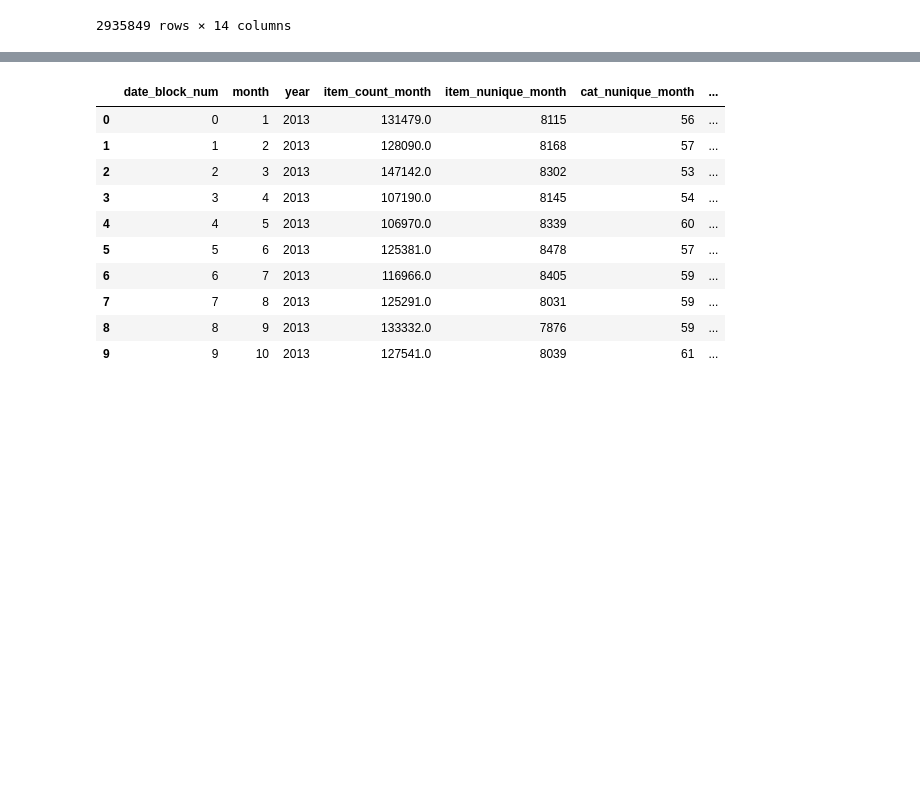
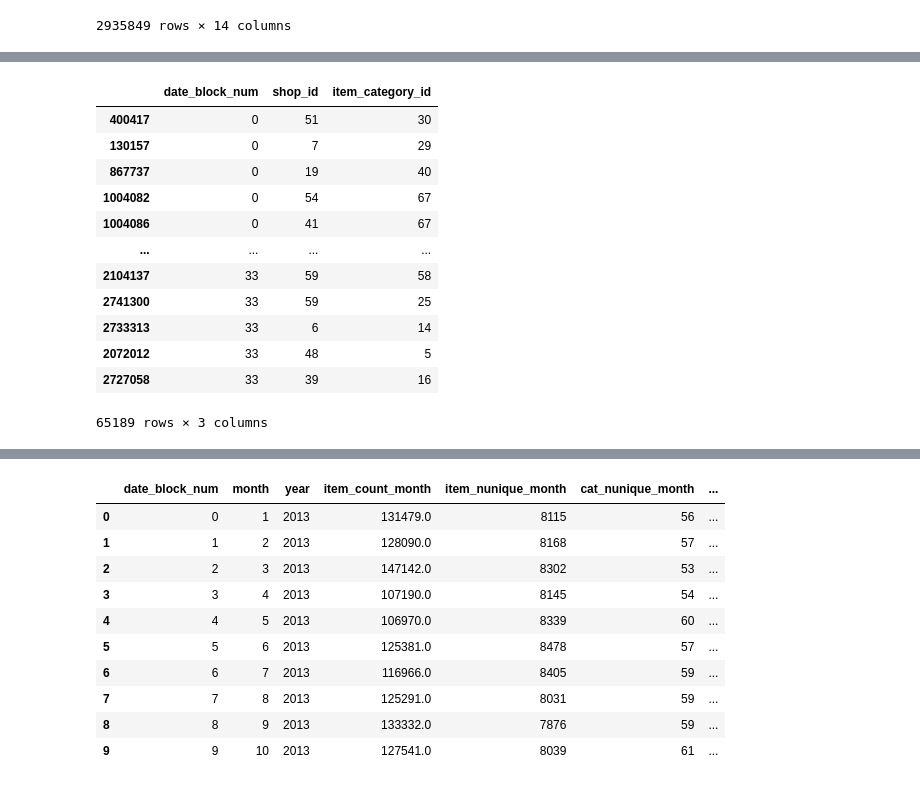
Before and after one commit to arcarrion/hsespecialization_course02, a Jupyter notebook: 02_eda.ipynb, the cells around one changed output, grey strips where cells are left out. Cells and saved outputs as stored; diff of their text form; code cells hidden in the pictures; blank space fills up the shorter version.

Commit message:
Save column by column

```diff
--- a/02_eda.ipynb
+++ b/02_eda.ipynb
@@ -1030,25 +997,45 @@ sales_item_month.to_csv('./sales_item_month.csv')
 # %%
 sales_shop_category_month = sales_data.loc[~sales_data[['date_block_num', 'shop_id', 'item_category_id']].duplicated(), ['date_block_num', 'shop_id', 'item_category_id']].copy(deep=True)
-#display(sales_shop_category_month)
-
-sales_shop_category_month['shop_category_items_nunique_1m'] = sales_shop_category_month.apply(lambda row: shop_category_items_nunique(sales_data, row.date_block_num, 1, row.item_category_id, row.shop_id), axis=1)
-sales_shop_category_month['shop_category_items_nunique_3m'] = sales_shop_category_month.apply(lambda row: shop_category_items_nunique(sales_data, row.date_block_num, 3, row.item_category_id, row.shop_id), axis=1)
-sales_shop_category_month['shop_category_items_nunique_6m'] = sales_shop_category_month.apply(lambda row: shop_category_items_nunique(sales_data, row.date_block_num, 6, row.item_category_id, row.shop_id), axis=1)
-
-sales_shop_category_month['shop_category_items_cnt_1m'] = sales_shop_category_month.apply(lambda row: shop_category_items_cnt(sales_data, row.date_block_num, 1, row.item_category_id, row.shop_id), axis=1)
-sales_shop_category_month['shop_category_items_cnt_3m'] = sales_shop_category_month.apply(lambda row: shop_category_items_cnt(sales_data, row.date_block_num, 3, row.item_category_id, row.shop_id), axis=1)
-sales_shop_category_month['shop_category_items_cnt_6m'] = sales_shop_category_month.apply(lambda row: shop_category_items_cnt(sales_data, row.date_block_num, 6, row.item_category_id, row.shop_id), axis=1)
-
-sales_shop_category_month['shop_category_price_avg_1m'] = sales_shop_category_month.apply(lambda row: shop_category_price_avg(sales_data, row.date_block_num, 1, row.item_category_id, row.shop_id), axis=1)
-sales_shop_category_month['shop_category_price_avg_3m'] = sales_shop_category_month.apply(lambda row: shop_category_price_avg(sales_data, row.date_block_num, 3, row.item_category_id, row.shop_id), axis=1)
-sales_shop_category_month['shop_category_price_avg_6m'] = sales_shop_category_month.apply(lambda row: shop_category_price_avg(sales_data, row.date_block_num, 6, row.item_category_id, row.shop_id), axis=1)
-
-sales_shop_category_month['shop_category_price_std_1m'] = sales_shop_category_month.apply(lambda row: shop_category_price_std(sales_data, row.date_block_num, 1, row.item_category_id, row.shop_id), axis=1)
-sales_shop_category_month['shop_category_price_std_3m'] = sales_shop_category_month.apply(lambda row: shop_category_price_std(sales_data, row.date_block_num, 3, row.item_category_id, row.shop_id), axis=1)
-sales_shop_category_month['shop_category_price_std_6m'] = sales_shop_category_month.apply(lambda row: shop_category_price_std(sales_data, row.date_block_num, 6, row.item_category_id, row.shop_id), axis=1)
-
 display(sales_shop_category_month)
 
-sales_shop_category_month.to_csv('./sales_shop_category_month.csv')
+#sales_shop_category_month['shop_category_items_nunique_1m'] = sales_shop_category_month.apply(lambda row: shop_category_items_nunique(sales_data, row.date_block_num, 1, row.item_category_id, row.shop_id), axis=1)
+#sales_shop_category_month['shop_category_items_nunique_3m'] = sales_shop_category_month.apply(lambda row: shop_category_items_nunique(sales_data, row.date_block_num, 3, row.item_category_id, row.shop_id), axis=1)
+#sales_shop_category_month['shop_category_items_nunique_6m'] = sales_shop_category_month.apply(lambda row: shop_category_items_nunique(sales_data, row.date_block_num, 6, row.item_category_id, row.shop_id), axis=1)
+#display(sales_shop_category_month)
+#sales_shop_category_month.to_csv('./sales_shop_category_month.csv')
+
+#sales_shop_category_month['shop_category_items_cnt_1m'] = sales_shop_category_month.apply(lambda row: shop_category_items_cnt(sales_data, row.date_block_num, 1, row.item_category_id, row.shop_id), axis=1)
+#sales_shop_category_month['shop_category_items_cnt_3m'] = sales_shop_category_month.apply(lambda row: shop_category_items_cnt(sales_data, row.date_block_num, 3, row.item_category_id, row.shop_id), axis=1)
+#sales_shop_category_month['shop_category_items_cnt_6m'] = sales_shop_category_month.apply(lambda row: shop_category_items_cnt(sales_data, row.date_block_num, 6, row.item_category_id, row.shop_id), axis=1)
+#display(sales_shop_category_month)
+#sales_shop_category_month.to_csv('./sales_shop_category_month.csv')
+
+#sales_shop_category_month['shop_category_price_avg_1m'] = sales_shop_category_month.apply(lambda row: shop_category_price_avg(sales_data, row.date_block_num, 1, row.item_category_id, row.shop_id), axis=1)
+#sales_shop_category_month['shop_category_price_avg_3m'] = sales_shop_category_month.apply(lambda row: shop_category_price_avg(sales_data, row.date_block_num, 3, row.item_category_id, row.shop_id), axis=1)
+#sales_shop_category_month['shop_category_price_avg_6m'] = sales_shop_category_month.apply(lambda row: shop_category_price_avg(sales_data, row.date_block_num, 6, row.item_category_id, row.shop_id), axis=1)
+#display(sales_shop_category_month)
+#sales_shop_category_month.to_csv('./sales_shop_category_month.csv')
+
+#sales_shop_category_month['shop_category_price_std_1m'] = sales_shop_category_month.apply(lambda row: shop_category_price_std(sales_data, row.date_block_num, 1, row.item_category_id, row.shop_id), axis=1)
+#sales_shop_category_month['shop_category_price_std_3m'] = sales_shop_category_month.apply(lambda row: shop_category_price_std(sales_data, row.date_block_num, 3, row.item_category_id, row.shop_id), axis=1)
+#sales_shop_category_month['shop_category_price_std_6m'] = sales_shop_category_month.apply(lambda row: shop_category_price_std(sales_data, row.date_block_num, 6, row.item_category_id, row.shop_id), axis=1)
+#display(sales_shop_category_month)
+#sales_shop_category_month.to_csv('./sales_shop_category_month.csv')
+
+#sales_shop_category_month = pd.read_csv('./sales_shop_category_month.csv')
+# %% [output]
+|  | date_block_num | shop_id | item_category_id |
+| 400417 | 0 | 51 | 30 |
+| 130157 | 0 | 7 | 29 |
+| 867737 | 0 | 19 | 40 |
+| 1004082 | 0 | 54 | 67 |
+| 1004086 | 0 | 41 | 67 |
+| ... | ... | ... | ... |
+| 2104137 | 33 | 59 | 58 |
+| 2741300 | 33 | 59 | 25 |
+| 2733313 | 33 | 6 | 14 |
+| 2072012 | 33 | 48 | 5 |
+| 2727058 | 33 | 39 | 16 |
+65189 rows × 3 columns
 # %%
 sales_shop_item_month = sales_data.loc[~sales_data[['date_block_num', 'shop_id', 'item_id']].duplicated(), ['date_block_num', 'shop_id', 'item_id']].copy(deep=True)
```
Also changed, not shown: parts of 5 cells of this notebook.
